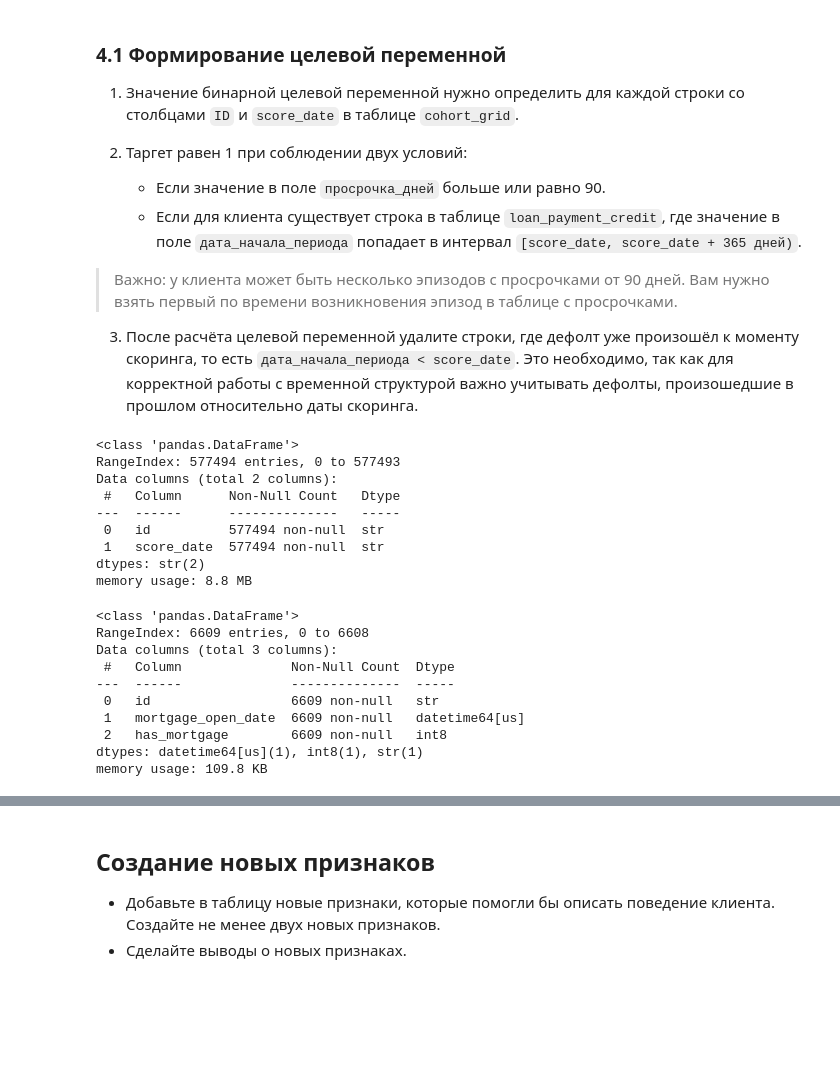
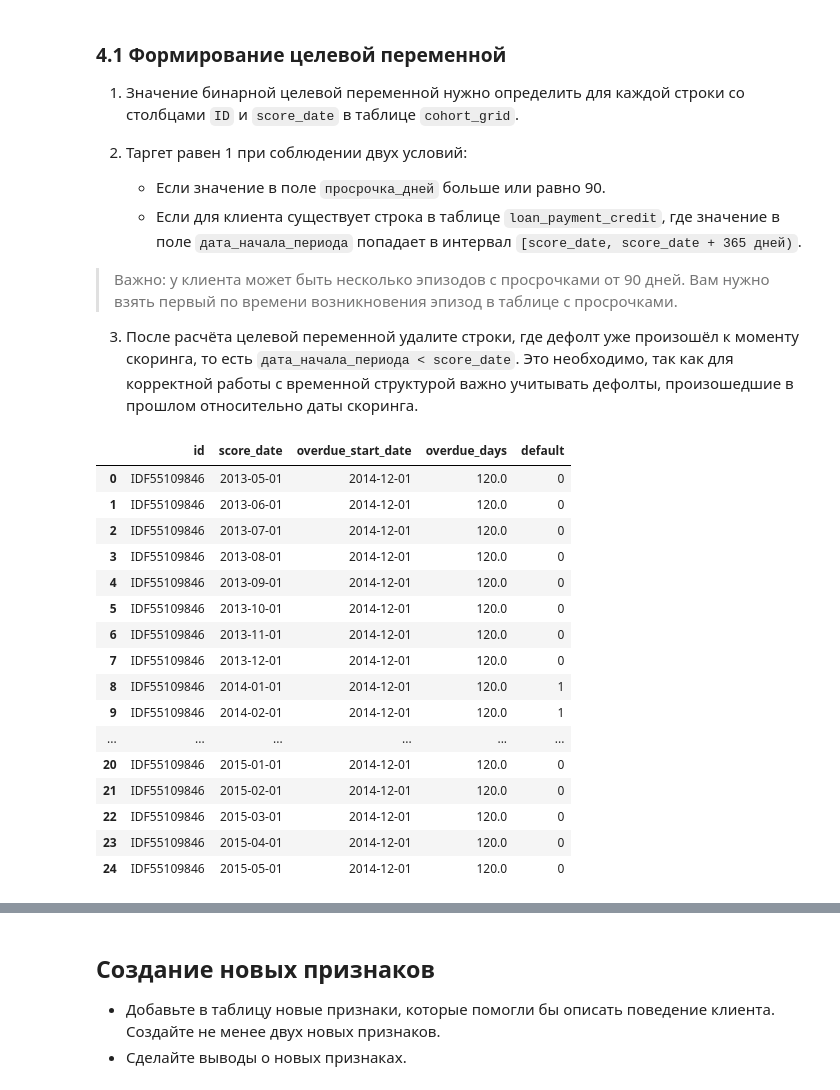
Before and after one commit to TemaQDX/sprint_15_project_behavioral_scoring, a Jupyter notebook: sprint_15_project_behavioral_scoring_Artem_Burov.ipynb, the cells around one changed output, grey strips where cells are left out. Drawn from its saved outputs; the diff is of its cells as text; code cells hidden in the pictures; blank space fills up the shorter version.

```diff
--- a/sprint_15_project_behavioral_scoring_Artem_Burov.ipynb
+++ b/sprint_15_project_behavioral_scoring_Artem_Burov.ipynb
@@ -1399,31 +1399,6 @@ df0_cohort_grid.describe()
 >Важно: у клиента может быть несколько эпизодов с просрочками от 90 дней. Вам нужно взять первый по времени возникновения эпизод в таблице с просрочками.
 
 3. После расчёта целевой переменной удалите строки, где дефолт уже произошёл к моменту скоринга, то есть `дата_начала_периода < score_date`. Это необходимо, так как для корректной работы с временной структурой важно учитывать дефолты, произошедшие в прошлом относительно даты скоринга.
-# %%
-df0_cohort_grid.info()
-# %% [output]
-<class 'pandas.DataFrame'>
-RangeIndex: 577494 entries, 0 to 577493
-Data columns (total 2 columns):
- #   Column      Non-Null Count   Dtype
----  ------      --------------   -----
- 0   id          577494 non-null  str
- 1   score_date  577494 non-null  str
-dtypes: str(2)
-memory usage: 8.8 MB
-# %%
-df0_mortgage_presence.info()
-# %% [output]
-<class 'pandas.DataFrame'>
-RangeIndex: 6609 entries, 0 to 6608
-Data columns (total 3 columns):
- #   Column              Non-Null Count  Dtype
----  ------              --------------  -----
- 0   id                  6609 non-null   str
- 1   mortgage_open_date  6609 non-null   datetime64[us]
- 2   has_mortgage        6609 non-null   int8
-dtypes: datetime64[us](1), int8(1), str(1)
-memory usage: 109.8 KB
 # %%
 # =============================================================================================================================
 # Поготовка единой матрицы объект - целевая переменная
@@ -1460,3 +1435,53 @@ df0_client_description['marital_status'] = df0_client_description['marital_statu
 # Шаг 3. Оставляем только первую дату просрочки (минимальную) для каждого id
 # Согласно требованию выше: >Важно: у клиента может быть несколько эпизодов с просрочками от 90 дней. Вам нужно взять первый по времени возникновения эпизод в таблице с просрочками.
 df0_loan_payment_credit = df0_loan_payment_credit.loc[df0_loan_payment_credit.groupby('id')['overdue_start_date'].idxmin()].reset_index(drop=True)
+# %%
+# Шаг 4. Расчет целевой переменной default
+
+# Исходный dataframe df0_cohort_grid
+# Присоединяем df0_loan_payment_credit
+
+# df0_credit_rating
+df1_union = pd.merge(
+    left=df0_cohort_grid,
+    right=df0_loan_payment_credit,
+    how='left',
+    on='id'
+)
+
+# Определяем целевую переменную согласнов условия просрочка больше или равна 90 дней
+# Дата начала периода в интервале [score_date, score_date + 365)
+
+df1_union['default'] = (
+        df1_union['overdue_start_date'].between(
+            df1_union['score_date'],
+            df1_union['score_date'] + pd.Timedelta(days=365),
+        inclusive='left'
+    )
+    &
+    (
+        df1_union['overdue_days'] >= 90
+    )
+).astype('int')
+
+
+# Проверка на клиенте IDF55109846
+df1_union[df1_union['id'] == 'IDF55109846'].head(25)
+# %% [output]
+|  | id | score_date | overdue_start_date | overdue_days | default |
+| 0 | IDF55109846 | 2013-05-01 | 2014-12-01 | 120.0 | 0 |
+| 1 | IDF55109846 | 2013-06-01 | 2014-12-01 | 120.0 | 0 |
+| 2 | IDF55109846 | 2013-07-01 | 2014-12-01 | 120.0 | 0 |
+| 3 | IDF55109846 | 2013-08-01 | 2014-12-01 | 120.0 | 0 |
+| 4 | IDF55109846 | 2013-09-01 | 2014-12-01 | 120.0 | 0 |
+| 5 | IDF55109846 | 2013-10-01 | 2014-12-01 | 120.0 | 0 |
+| 6 | IDF55109846 | 2013-11-01 | 2014-12-01 | 120.0 | 0 |
+| 7 | IDF55109846 | 2013-12-01 | 2014-12-01 | 120.0 | 0 |
+| 8 | IDF55109846 | 2014-01-01 | 2014-12-01 | 120.0 | 1 |
+| 9 | IDF55109846 | 2014-02-01 | 2014-12-01 | 120.0 | 1 |
+| ... | ... | ... | ... | ... | ... |
+| 20 | IDF55109846 | 2015-01-01 | 2014-12-01 | 120.0 | 0 |
+| 21 | IDF55109846 | 2015-02-01 | 2014-12-01 | 120.0 | 0 |
+| 22 | IDF55109846 | 2015-03-01 | 2014-12-01 | 120.0 | 0 |
+| 23 | IDF55109846 | 2015-04-01 | 2014-12-01 | 120.0 | 0 |
+| 24 | IDF55109846 | 2015-05-01 | 2014-12-01 | 120.0 | 0 |
```
Also changed, not shown: parts of 18 cells of this notebook.
